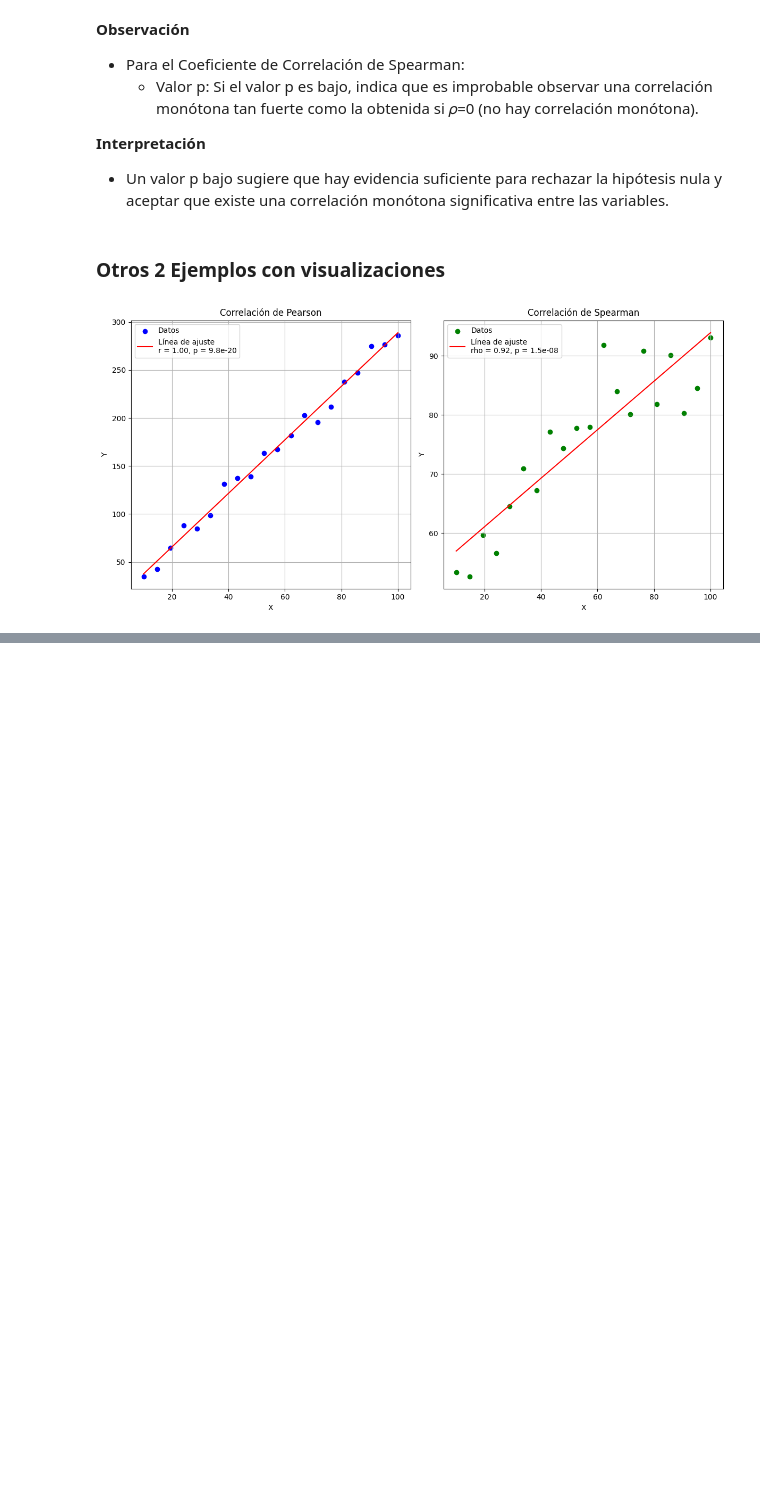
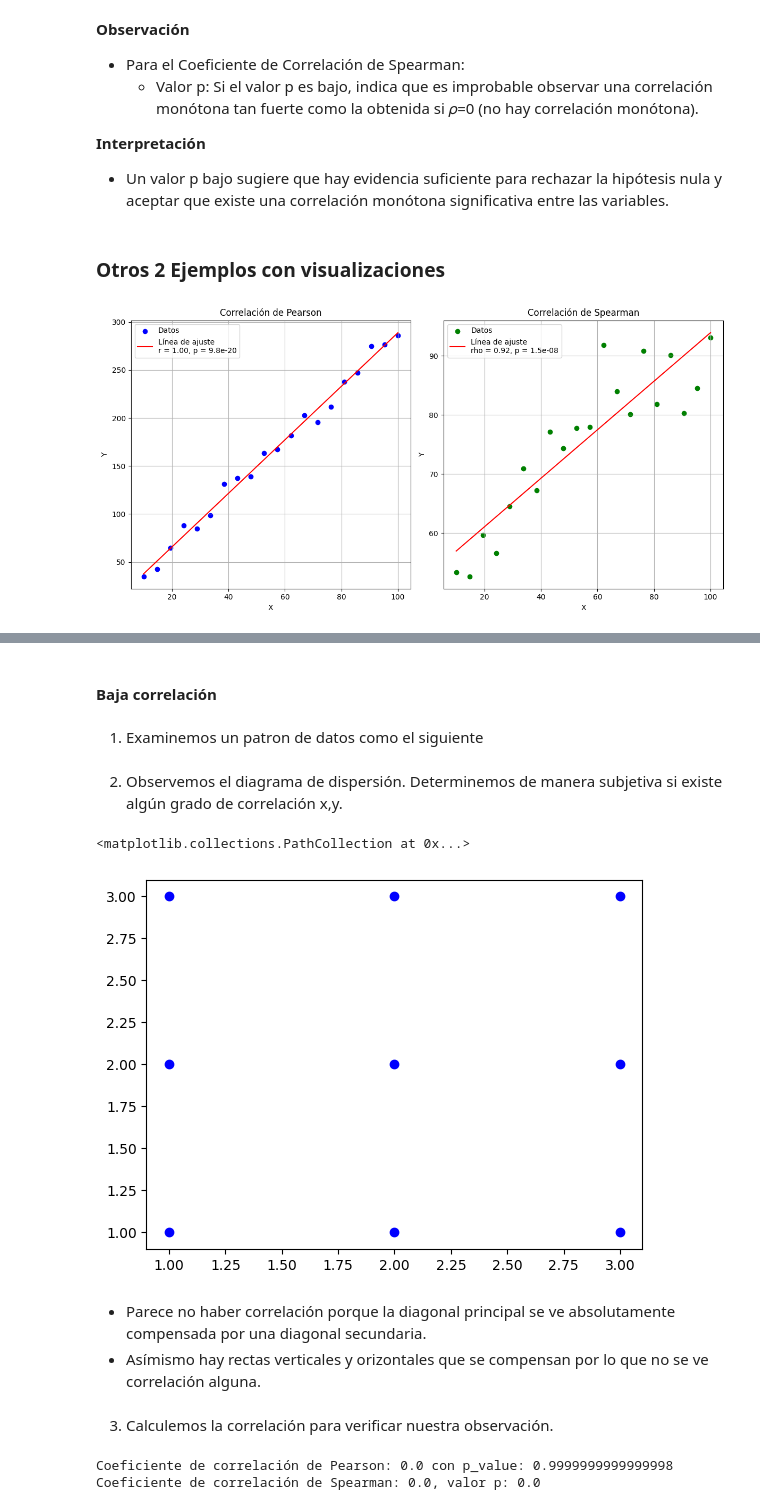
Before and after one commit to DaniCh-Coder/Python-Notes, a Jupyter notebook: ps stats/Corr-Regr/Corr-Pearson-Spearman.ipynb, the cells around one changed output, grey strips where cells are left out. Cells and saved outputs as stored; diff of their text form; code cells hidden in the pictures; blank space fills up the shorter version.

```diff
--- a/ps stats/Corr-Regr/Corr-Pearson-Spearman.ipynb
+++ b/ps stats/Corr-Regr/Corr-Pearson-Spearman.ipynb
@@ -120,0 +146,33 @@ plt.show()
+# %% [markdown]
+#### Baja correlación
+# %% [markdown]
+1. Examinemos un patron de datos como el siguiente
+# %%
+# Datos de ejemplo
+x = [1, 1, 1, 2, 2, 2, 3, 3, 3]
+y = [1, 2, 3, 1, 2, 3, 1, 2, 3]
+# %% [markdown]
+2. Observemos el diagrama de dispersión. Determinemos de manera subjetiva si existe algún grado de correlación x,y.
+# %%
+plt.scatter(x, y, color='blue', label='Datos')
+# %% [output]
+<matplotlib.collections.PathCollection at 0x...>
+[figure, added]
+# %% [markdown]
++ Parece no haber correlación porque la diagonal principal se ve absolutamente compensada por una diagonal secundaria.
++ Asímismo hay rectas verticales y orizontales que se compensan por lo que no se ve correlación alguna.
+# %% [markdown]
+3. Calculemos la correlación para verificar nuestra observación.
+# %%
+# Cálculo del coeficiente de correlación de Pearson
+r, p_value = pearsonr(x, y)
+
+print(f"Coeficiente de correlación de Pearson: {r} con p_value: {p_value}")
+
+# Cálculo del coeficiente de correlación de Spearman
+rho, p_value = spearmanr(x, y)
+
+print(f"Coeficiente de correlación de Spearman: {rho}, valor p: {rho}")
+# %% [output]
+Coeficiente de correlación de Pearson: 0.0 con p_value: 0.9999999999999998
+Coeficiente de correlación de Spearman: 0.0, valor p: 0.0
```
Also changed, not shown: parts of 17 cells of this notebook, 3 other files.
